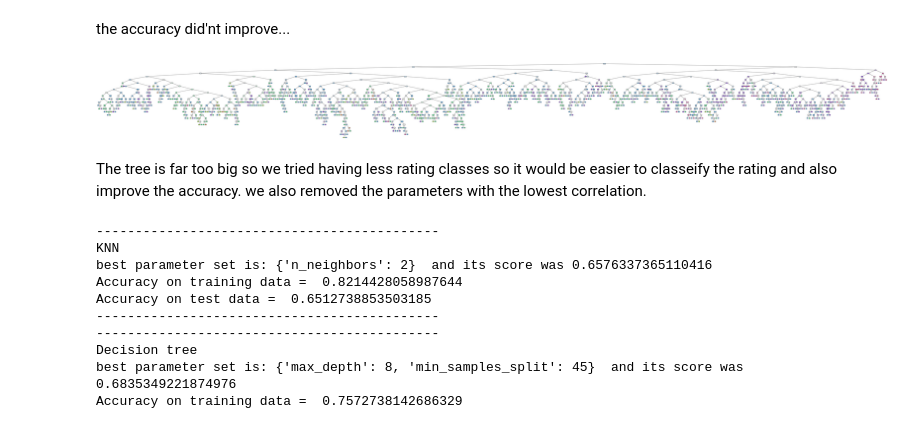
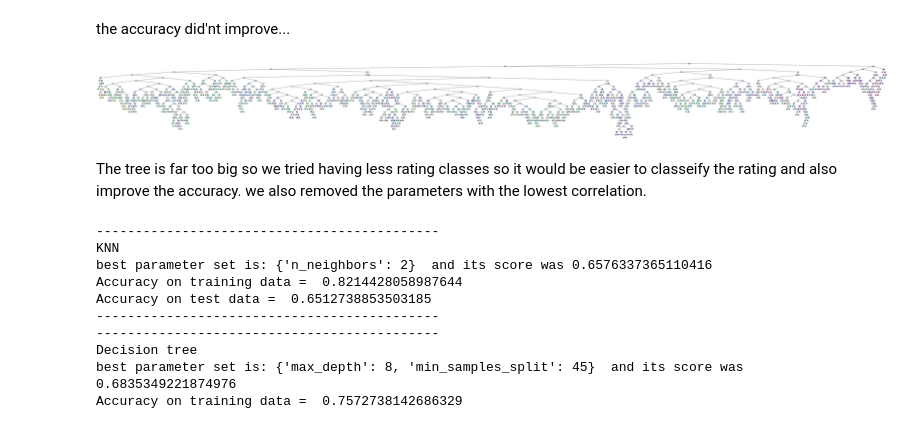
Before and after one commit to roeelq323/Anime-Rating-Project, a Jupyter notebook: Anime_Rating.ipynb, the cells around one changed output. Cells and saved outputs as stored; diff of their text form; code cells hidden in the pictures.

```diff
--- a/Anime_Rating.ipynb
+++ b/Anime_Rating.ipynb
@@ -671,14 +703,14 @@ Accuracy on test data =  0.5207006369426752
 # %% [markdown]
 the accuracy did'nt improve...
 # %%
-model = RandomForestClassifier(n_estimators=20)
+model = RandomForestClassifier(n_estimators=6)
 X_train, X_test, y_train, y_test = split_to_train_and_test(df_numeric[f], 'Rating Class', 0.2, 42)
 model.fit(X_train,y_train)
 estimator = model.estimators_[5]
 fig ,axes = plt.subplots(1,1,figsize = (100,10))
 axes = tree.plot_tree(estimator, feature_names= f ,class_names='Rating Class',filled=True)
 # %% [output]
-[figure, old version]
+[figure, new version]
 # %% [markdown]
 The tree is far too big so we tried having less rating classes so it would be easier to classeify the rating and also improve the accuracy. we also removed the parameters with the lowest correlation.
 # %%
```
Also changed, not shown: parts of 16 cells of this notebook.
